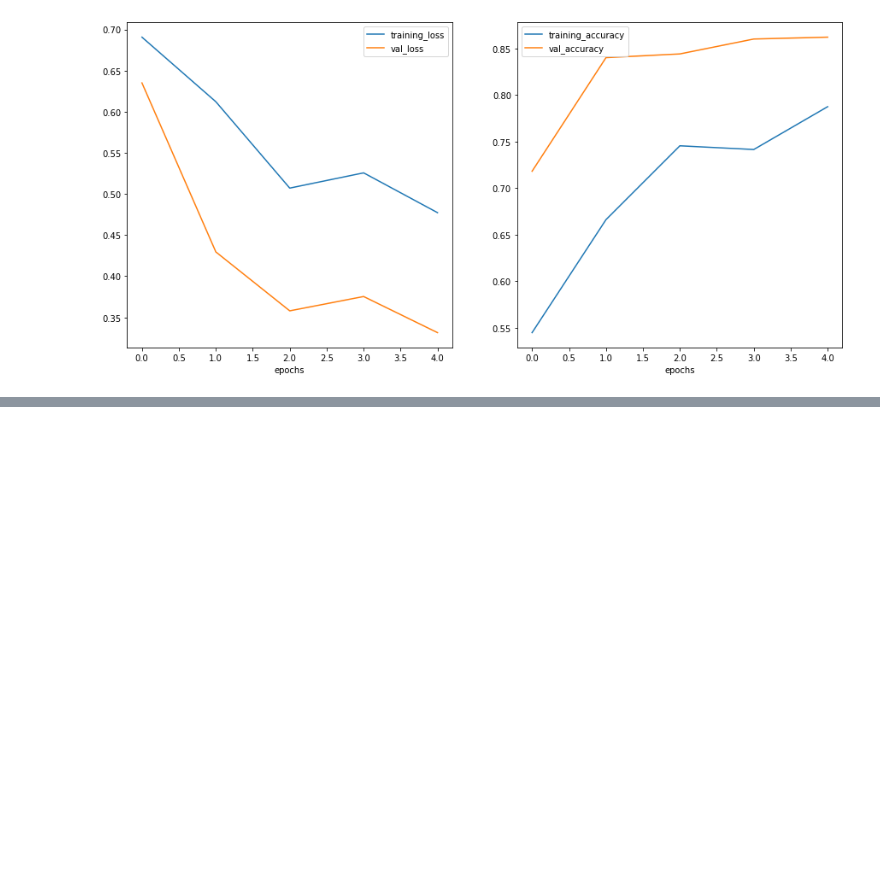
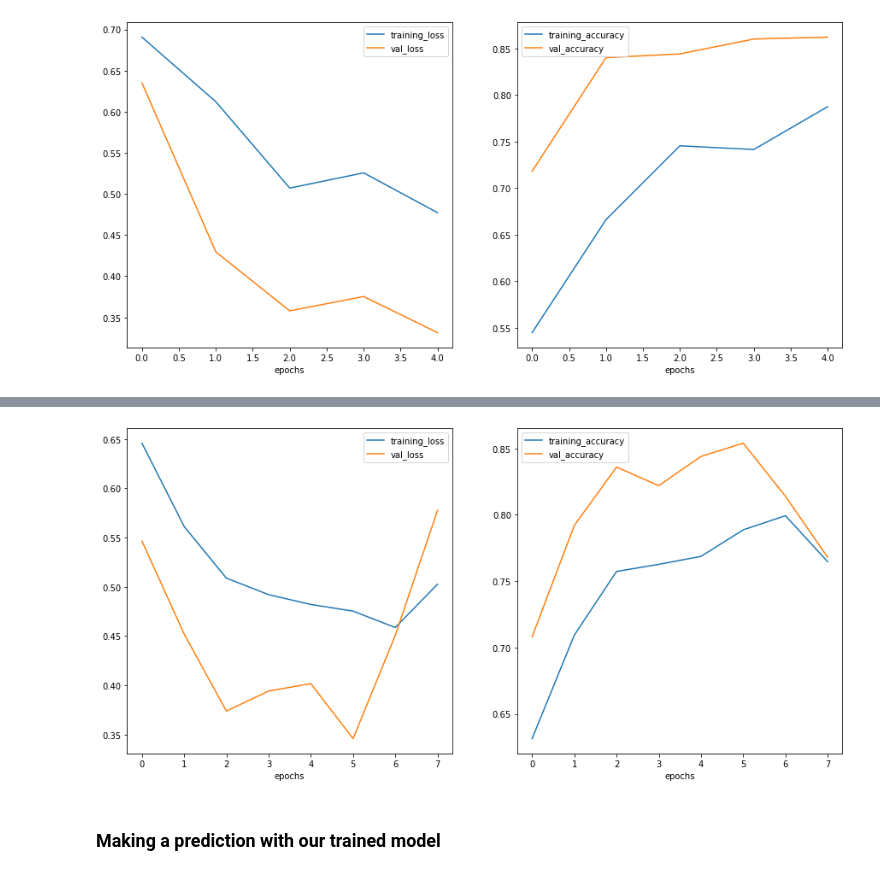
Before and after one commit to danchaud-vincent/tensorflow-deep-learning, a Jupyter notebook: 03_convolutional_neural_networks_in_tensorflow.ipynb, the cells around one changed output, grey strips where cells are left out. Cells and saved outputs as stored; diff of their text form; code cells hidden in the pictures; blank space fills up the shorter version.

Commit message:
Making prediction

```diff
--- a/03_convolutional_neural_networks_in_tensorflow.ipynb
+++ b/03_convolutional_neural_networks_in_tensorflow.ipynb
@@ -1122,0 +1238,24 @@ plot_loss_curves(history_7)
+# %%
+# create the TinyVGG with augmented shuffled data
+model_8_bis = Sequential([
+    Conv2D(10,3,activation="relu",input_shape=(224,224,3)),
+    Conv2D(10,3,activation="relu"),
+    MaxPool2D(),
+    Conv2D(10,3,activation="relu"),
+    Conv2D(10,3,activation="relu"),
+    MaxPool2D(),
+    Flatten(),
+    Dense(1,activation="sigmoid")
+])
+
+# compile
+model_8_bis.compile(loss="binary_crossentropy",
+                optimizer=Adam(),
+                metrics=["accuracy"])
+
+# fit
+history_8_bis = model_8_bis.fit(train_data_augmented_shuffle,
+                        epochs=8,
+                        steps_per_epoch=len(train_data_augmented_shuffle),
+                        validation_data=test_data,
+                        validation_steps=len(test_data))
@@ -1122,0 +1279,7 @@ plot_loss_curves(history_7)
+# %%
+# plot loss curves
+plot_loss_curves(history_8_bis)
+# %% [output]
+[figure, added]
+# %% [markdown]
+### Making a prediction with our trained model
```
Also changed, not shown: parts of 11 cells of this notebook.
